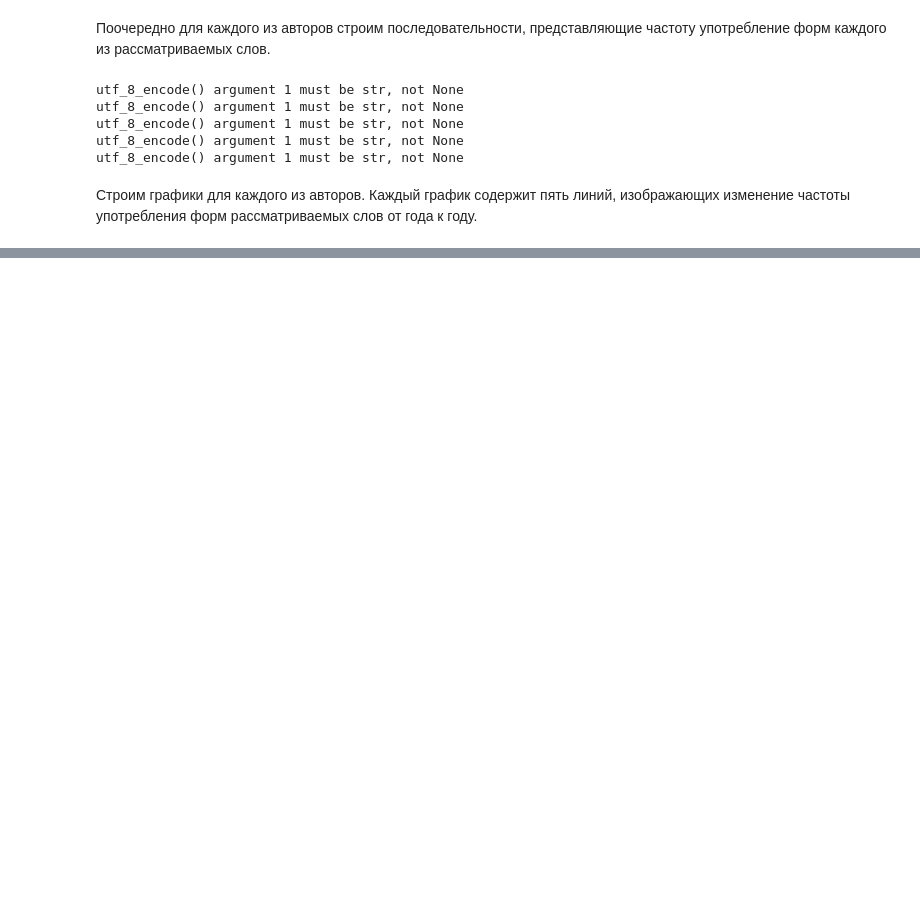
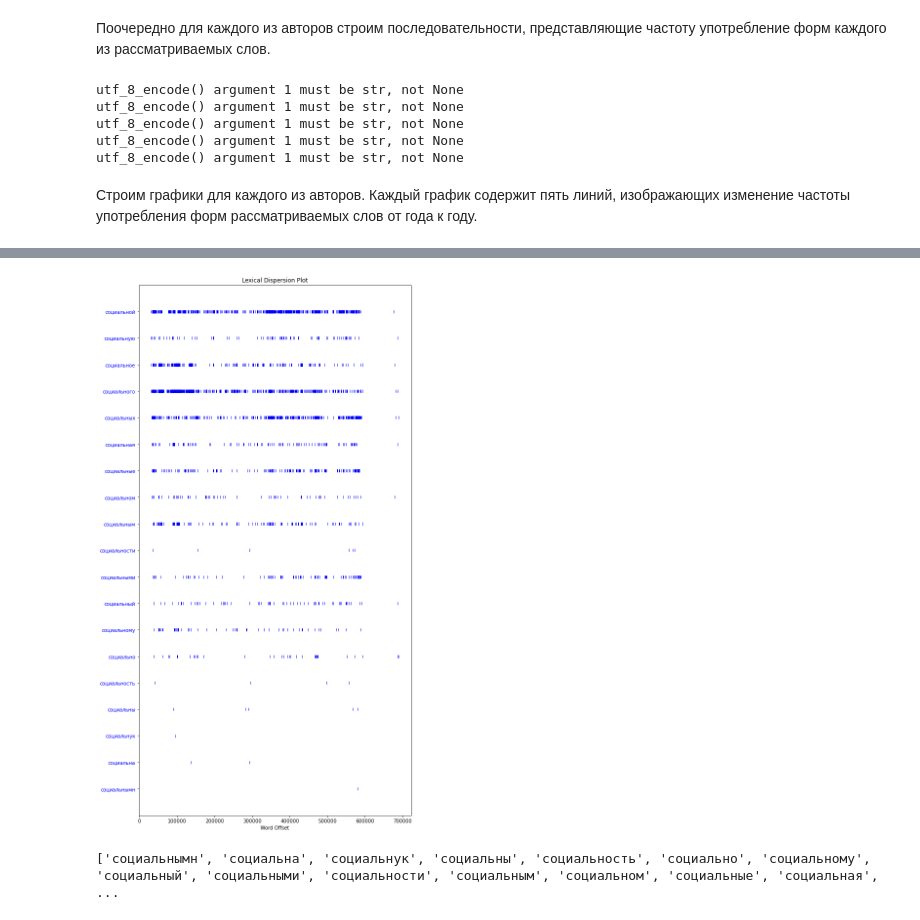
Before and after one commit to gleblobanov/sbrnst, a Jupyter notebook: plot.ipynb, the cells around one changed output, grey strips where cells are left out. Cells and saved outputs as stored; diff of their text form; code cells hidden in the pictures; blank space fills up the shorter version.

```diff
--- a/plot.ipynb
+++ b/plot.ipynb
@@ -99,0 +145,9 @@ plt.show()
+# %%
+search_words = [w for w in text if w.startswith('социальн')]
+search_words = list(dict.fromkeys(search_words))
+plt.figure(figsize=(10, 20))
+text.dispersion_plot(search_words)
+print(search_words)
+# %% [output]
+[figure, added]
+['социальнымн', 'социальна', 'социальнук', 'социальны', 'социальность', 'социально', 'социальному', 'социальный', 'социальными', 'социальности', 'социальным', 'социальном', 'социальные', 'социальная', ...
```
Also changed, not shown: parts of 33 cells of this notebook, 4 other files.
